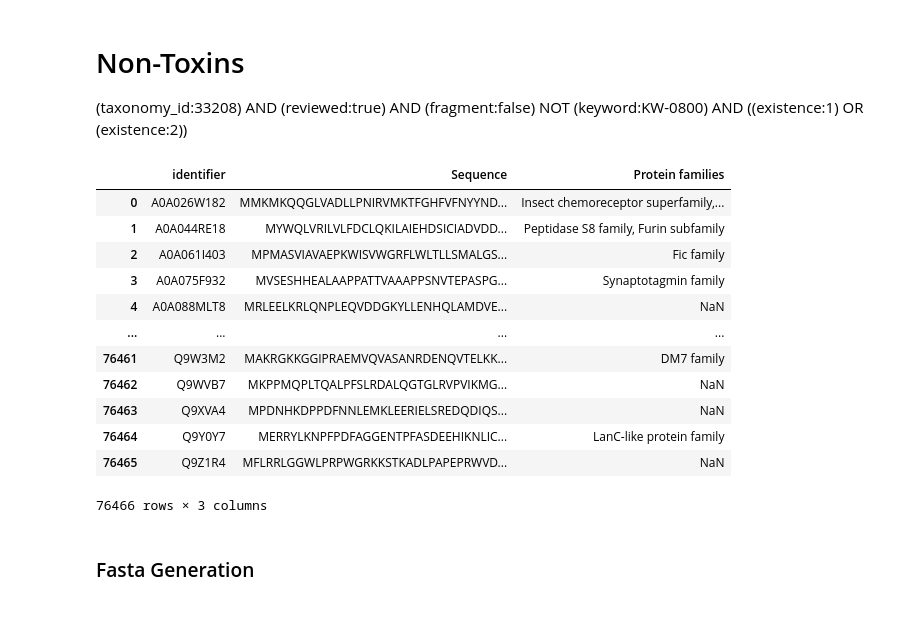
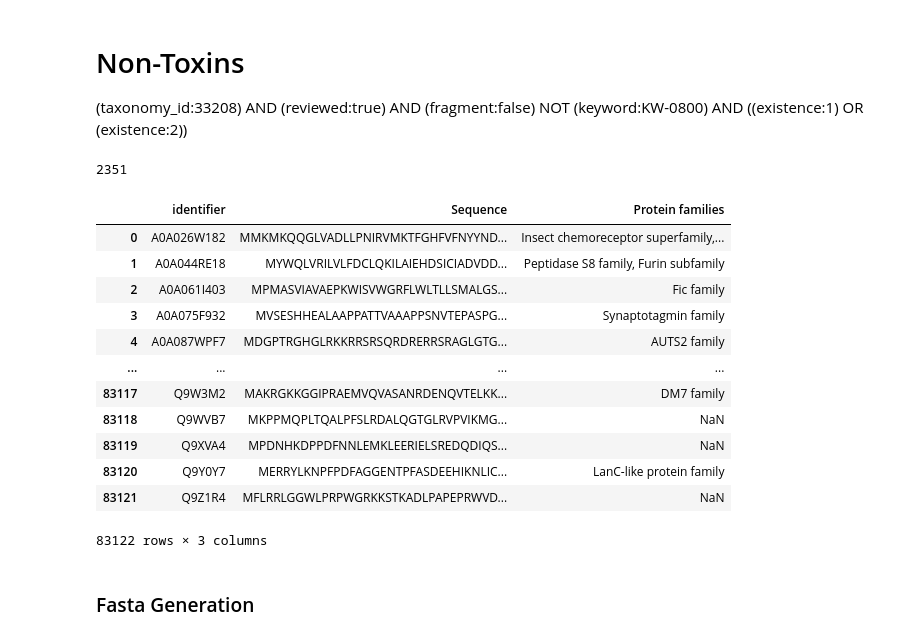
Before and after one commit to Sisistern123/ToxFam, a Jupyter notebook: utils/preprocessing.ipynb, the cells around one changed output. Drawn from its saved outputs; the diff is of its cells as text; code cells hidden in the pictures.

```diff
--- a/utils/preprocessing.ipynb
+++ b/utils/preprocessing.ipynb
@@ -99,28 +91,34 @@ Name: count, dtype: int64
 # %%
 nontox = pd.read_csv('../data/raw/nontox.tsv', sep='\t')
 
 nontox.rename(columns={"Entry": 'identifier'}, inplace=True)
 
-mask = nontox["Sequence"].str.len() <= 1000
+#plt.hist(nontox["Sequence"].str.len(), bins=200, log=True)
+n_top = int(np.ceil(len(nontox["Sequence"].str.len()) * 0.01))
+cutoff_length = nontox["Sequence"].str.len().nlargest(n_top).min()
+
+mask = nontox["Sequence"].str.len() <= cutoff_length
 removed = (~mask).sum()
 
 nontox = nontox[mask].reset_index(drop=True)
 
+print(cutoff_length)
 nontox
 # %% [output]
+2351
 |  | identifier | Sequence | Protein families |
 | 0 | A0A026W182 | MMKMKQQGLVADLLPNIRVMKTFGHFVFNYYND... | Insect chemoreceptor superfamily,... |
 | 1 | A0A044RE18 | MYWQLVRILVLFDCLQKILAIEHDSICIADVDD... | Peptidase S8 family, Furin subfamily |
 | 2 | A0A061I403 | MPMASVIAVAEPKWISVWGRFLWLTLLSMALGS... | Fic family |
 | 3 | A0A075F932 | MVSESHHEALAAPPATTVAAAPPSNVTEPASPG... | Synaptotagmin family |
-| 4 | A0A088MLT8 | MRLEELKRLQNPLEQVDDGKYLLENHQLAMDVE... | NaN |
+| 4 | A0A087WPF7 | MDGPTRGHGLRKKRRSRSQRDRERRSRAGLGTG... | AUTS2 family |
 | ... | ... | ... | ... |
-| 76461 | Q9W3M2 | MAKRGKKGGIPRAEMVQVASANRDENQVTELKK... | DM7 family |
-| 76462 | Q9WVB7 | MKPPMQPLTQALPFSLRDALQGTGLRVPVIKMG... | NaN |
-| 76463 | Q9XVA4 | MPDNHKDPPDFNNLEMKLEERIELSREDQDIQS... | NaN |
-| 76464 | Q9Y0Y7 | MERRYLKNPFPDFAGGENTPFASDEEHIKNLIC... | LanC-like protein family |
-| 76465 | Q9Z1R4 | MFLRRLGGWLPRPWGRKKSTKADLPAPEPRWVD... | NaN |
+| 83117 | Q9W3M2 | MAKRGKKGGIPRAEMVQVASANRDENQVTELKK... | DM7 family |
+| 83118 | Q9WVB7 | MKPPMQPLTQALPFSLRDALQGTGLRVPVIKMG... | NaN |
+| 83119 | Q9XVA4 | MPDNHKDPPDFNNLEMKLEERIELSREDQDIQS... | NaN |
+| 83120 | Q9Y0Y7 | MERRYLKNPFPDFAGGENTPFASDEEHIKNLIC... | LanC-like protein family |
+| 83121 | Q9Z1R4 | MFLRRLGGWLPRPWGRKKSTKADLPAPEPRWVD... | NaN |
-76466 rows × 3 columns
+83122 rows × 3 columns
 # %% [markdown]
 ### Fasta Generation
 # %%
```
Also changed, not shown: parts of 24 cells of this notebook, 15 other files.
